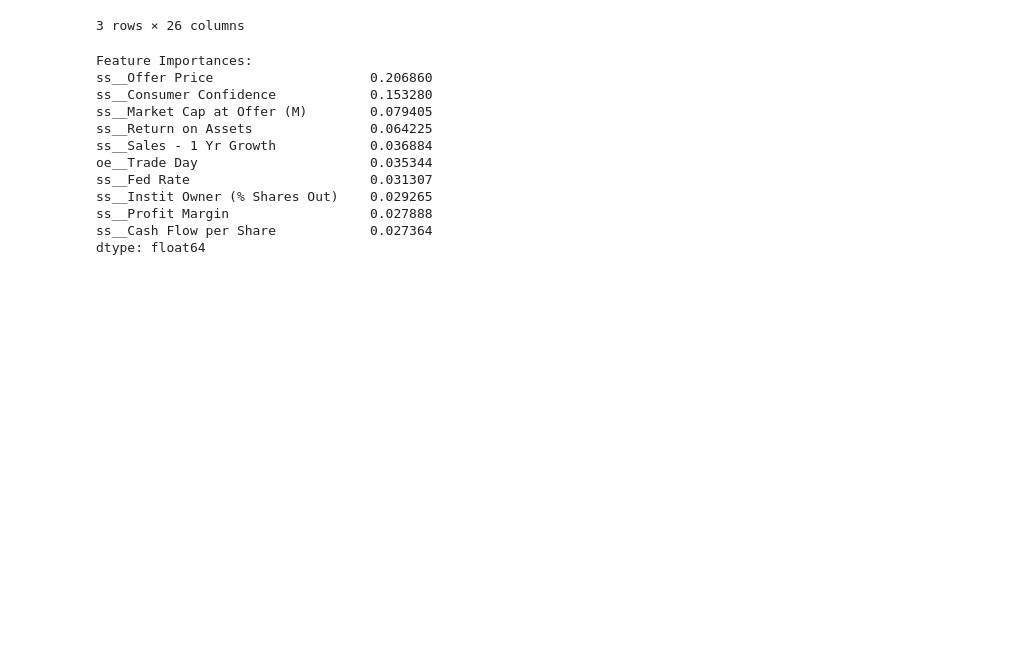
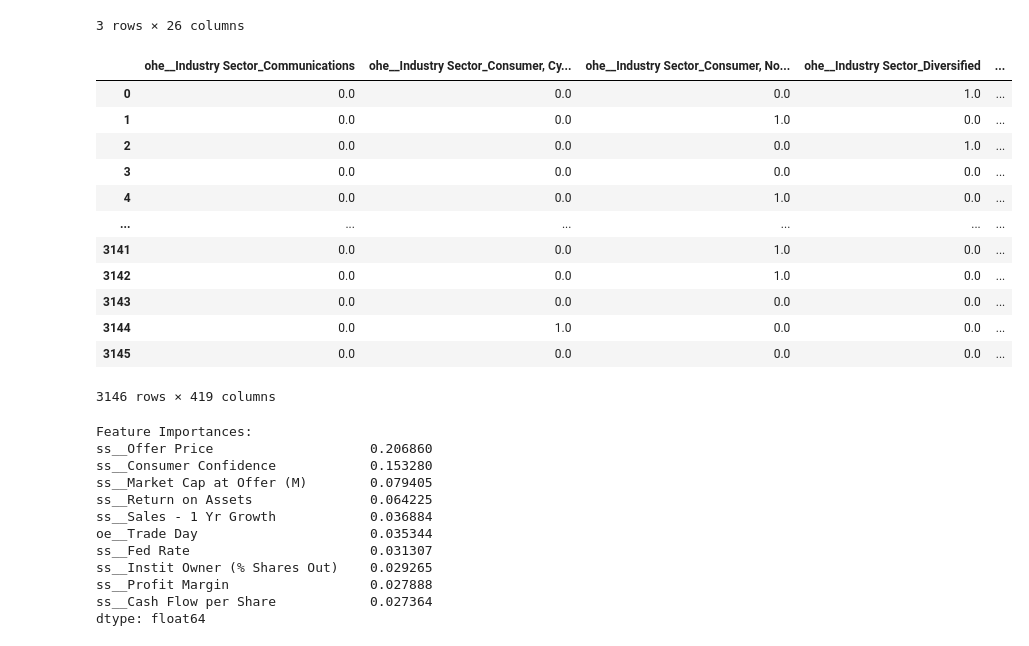
Before and after one commit to emanuelaromano/ipo-underpricing, a Jupyter notebook: data_analysis/regression.ipynb, the cells around one changed output. Saved outputs shown, nothing was run; the diff lists cells and outputs as text; code cells hidden in the pictures; blank space fills up the shorter version.

```diff
--- a/data_analysis/regression.ipynb
+++ b/data_analysis/regression.ipynb
@@ -49,6 +48,18 @@ def convert_trade_date(df):
     return df
 
 df_convert_trade_date = convert_trade_date(df)
+# %%
+def convert_offer_price(df):
+    """
+    Convert the 'Offer To 1st Close' column to a percentage of the offer price.
+    """
+    # df = df.dropna(subset=['Offer To 1st Close'])
+    # df['Offer To 1st Close'] = df['Offer To 1st Close'] / df['Offer Price']
+    # df = df.loc[(df['Offer To 1st Close'] != np.inf) & (df['Offer To 1st Close'] != -np.inf)]
+    df = df.dropna(subset=['Offer To 1st Close'])
+    return df
+
+df_convert_offer_price = convert_offer_price(df_convert_trade_date)
 # %%
 def drop_columns(columns,df):
     """
@@ -135,6 +142,22 @@ def encoding(df):
 
 
 df_dev_encoding, df_test_encoding = encoding(df_drop_columns)
+# %%
+df_dev_encoding
+# %% [output]
+|  | ohe__Industry Sector_Communications | ohe__Industry Sector_Consumer, Cy... | ohe__Industry Sector_Consumer, No... | ohe__Industry Sector_Diversified | ... |
+| 0 | 0.0 | 0.0 | 0.0 | 1.0 | ... |
+| 1 | 0.0 | 0.0 | 1.0 | 0.0 | ... |
+| 2 | 0.0 | 0.0 | 0.0 | 1.0 | ... |
+| 3 | 0.0 | 0.0 | 0.0 | 0.0 | ... |
+| 4 | 0.0 | 0.0 | 1.0 | 0.0 | ... |
+| ... | ... | ... | ... | ... | ... |
+| 3141 | 0.0 | 0.0 | 1.0 | 0.0 | ... |
+| 3142 | 0.0 | 0.0 | 1.0 | 0.0 | ... |
+| 3143 | 0.0 | 0.0 | 0.0 | 0.0 | ... |
+| 3144 | 0.0 | 1.0 | 0.0 | 0.0 | ... |
+| 3145 | 0.0 | 0.0 | 0.0 | 0.0 | ... |
+3146 rows × 419 columns
 # %%
 def show_feature_importance(df_dev):
     """
```
Also changed, not shown: parts of 7 cells of this notebook, 5 other files.
